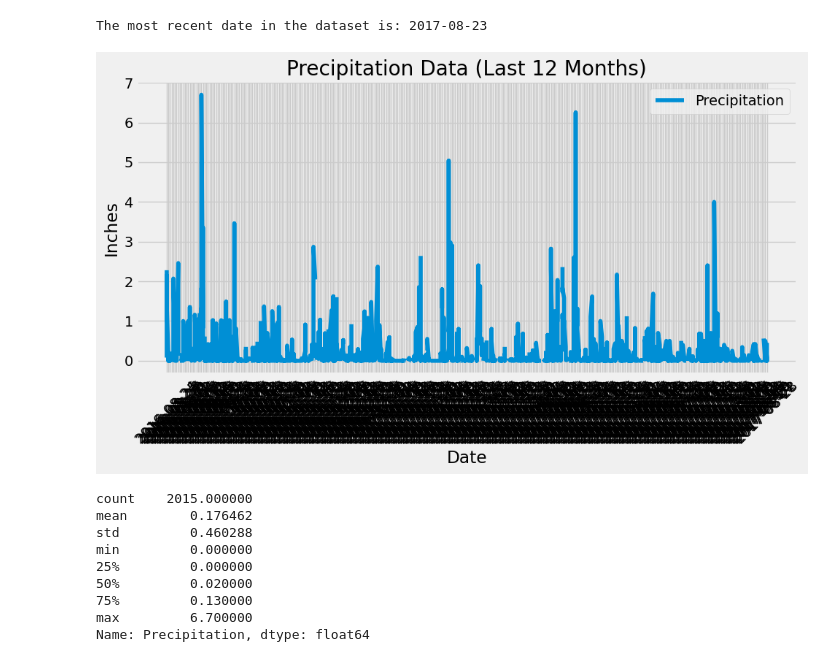
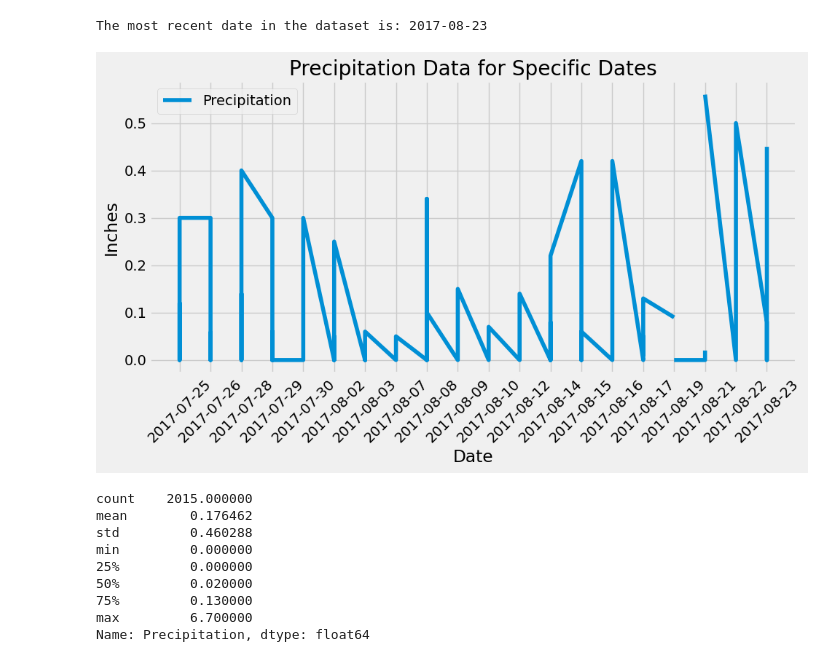
Before and after one commit to jaymanion/sqlalchemy-challenge, a Jupyter notebook: Starter_Code/climate_starter - Final.ipynb, the cells around one changed output. Drawn from its saved outputs; the diff is of its cells as text; code cells hidden in the pictures.

Commit message:
updating graph to show less points

```diff
--- a/Starter_Code/climate_starter - Final.ipynb
+++ b/Starter_Code/climate_starter - Final.ipynb
@@ -48,34 +48,30 @@ The most recent date in the dataset is: 2017-08-23
 # %%
 # Design a query to retrieve the last 12 months of precipitation data and plot the results.
 # Starting from the most recent data point in the database.
 
-# Calculate the date one year from the last date in the dataset
-one_year_ago = dt.datetime.strptime(most_recent_date, '%Y-%m-%d') - dt.timedelta(days=365)
+# Define the specific dates
+specific_dates = [
+    '2017-07-25', '2017-07-26', '2017-07-28', '2017-07-29', '2017-07-30',
+    '2017-08-02', '2017-08-03', '2017-08-07', '2017-08-08', '2017-08-09',
+    '2017-08-10', '2017-08-12', '2017-08-14', '2017-08-15', '2017-08-16',
+    '2017-08-17', '2017-08-19', '2017-08-21', '2017-08-22', '2017-08-23'
+]
 
-# Perform a query to retrieve the data and precipitation scores
-precipitation_data = session.query(measurement.date, measurement.prcp)\
-    .filter(measurement.date >= one_year_ago)\
-    .order_by(measurement.date)\
-    .all()
-
-# Save the query results as a Pandas DataFrame. Explicitly set the column names
-df = pd.DataFrame(precipitation_data, columns=['Date', 'Precipitation'])
-
-# Sort the dataframe by date
-df = df.sort_values(by='Date')
+# Filter the DataFrame to include only the specific dates
+filtered_df = df[df['Date'].isin(specific_dates)]
 
 # Use Pandas Plotting with Matplotlib to plot the data
 plt.figure(figsize=(10, 6))
-plt.plot(df['Date'], df['Precipitation'], label='Precipitation')
+plt.plot(filtered_df['Date'], filtered_df['Precipitation'], label='Precipitation')
 plt.xlabel('Date')
 plt.ylabel('Inches')
-plt.title('Precipitation Data (Last 12 Months)')
+plt.title('Precipitation Data for Specific Dates')
 plt.xticks(rotation=45)
 plt.legend()
 plt.tight_layout()
 plt.show()
 # %% [output]
-[figure, old version]
+[figure, new version]
 # %%
 # Use Pandas to calculate the summary statistics for the precipitation data
 summary_statistics = df['Precipitation'].describe()
```
